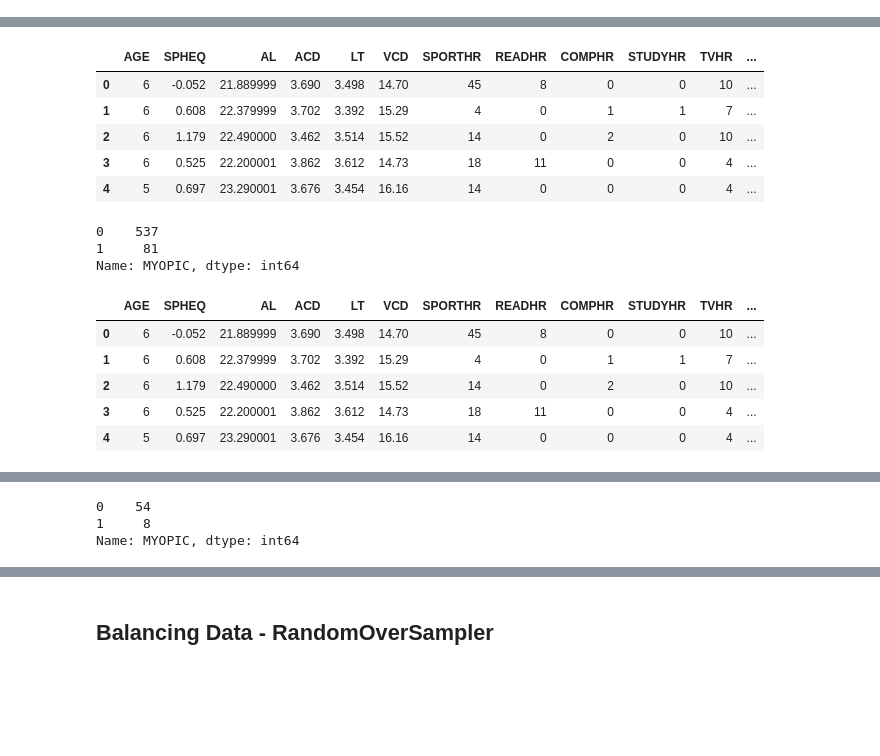
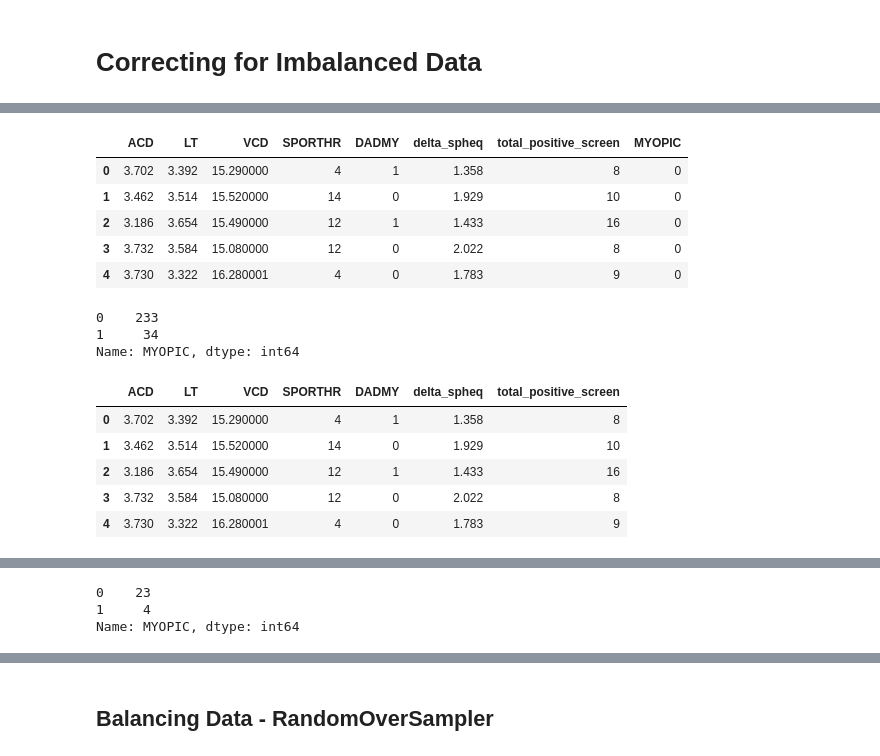
Before and after one commit to ejw-data/ml-myopia, a Jupyter notebook: data-balancing/balance.ipynb, the cells around one changed output, grey strips where cells are left out. Drawn from its saved outputs; the diff is of its cells as text; code cells hidden in the pictures; blank space fills up the shorter version.

```diff
--- a/data-balancing/balance.ipynb
+++ b/data-balancing/balance.ipynb
@@ -1,3 +1,5 @@
+# %% [markdown]
+# Correcting for Imbalanced Data
 # %%
 import joblib
 from imblearn.pipeline import Pipeline
@@ -8,7 +10,8 @@ import pandas as pd
 import matplotlib.pyplot as plt
 # %%
 # Loading data
-file_path = Path("../data/myopia.csv")
+# file_path = Path("../data/myopia.csv")
+file_path = Path("../eda/reduced_filtered_df.csv")
 df = pd.read_csv(file_path)
 df.head(5)
 # %% [output]
@@ -16,15 +20,15 @@ df.head(5)
-|  | AGE | SPHEQ | AL | ACD | LT | VCD | SPORTHR | READHR | COMPHR | STUDYHR | TVHR | ... |
-| 0 | 6 | -0.052 | 21.889999 | 3.690 | 3.498 | 14.70 | 45 | 8 | 0 | 0 | 10 | ... |
-| 1 | 6 | 0.608 | 22.379999 | 3.702 | 3.392 | 15.29 | 4 | 0 | 1 | 1 | 7 | ... |
-| 2 | 6 | 1.179 | 22.490000 | 3.462 | 3.514 | 15.52 | 14 | 0 | 2 | 0 | 10 | ... |
-| 3 | 6 | 0.525 | 22.200001 | 3.862 | 3.612 | 14.73 | 18 | 11 | 0 | 0 | 4 | ... |
-| 4 | 5 | 0.697 | 23.290001 | 3.676 | 3.454 | 16.16 | 14 | 0 | 0 | 0 | 4 | ... |
+|  | ACD | LT | VCD | SPORTHR | DADMY | delta_spheq | total_positive_screen | MYOPIC |
+| 0 | 3.702 | 3.392 | 15.290000 | 4 | 1 | 1.358 | 8 | 0 |
+| 1 | 3.462 | 3.514 | 15.520000 | 14 | 0 | 1.929 | 10 | 0 |
+| 2 | 3.186 | 3.654 | 15.490000 | 12 | 1 | 1.433 | 16 | 0 |
+| 3 | 3.732 | 3.584 | 15.080000 | 12 | 0 | 2.022 | 8 | 0 |
+| 4 | 3.730 | 3.322 | 16.280001 | 4 | 0 | 1.783 | 9 | 0 |
 # %%
 # Check dataset balance
 df["MYOPIC"].value_counts()
 # %% [output]
-0    537
-1     81
+0    233
+1     34
 Name: MYOPIC, dtype: int64
 # %%
 # Define X,y
@@ -32,12 +36,12 @@ label = df["MYOPIC"]
 X = df.iloc[:,:-1].copy()
 X.head()
 # %% [output]
-|  | AGE | SPHEQ | AL | ACD | LT | VCD | SPORTHR | READHR | COMPHR | STUDYHR | TVHR | ... |
-| 0 | 6 | -0.052 | 21.889999 | 3.690 | 3.498 | 14.70 | 45 | 8 | 0 | 0 | 10 | ... |
-| 1 | 6 | 0.608 | 22.379999 | 3.702 | 3.392 | 15.29 | 4 | 0 | 1 | 1 | 7 | ... |
-| 2 | 6 | 1.179 | 22.490000 | 3.462 | 3.514 | 15.52 | 14 | 0 | 2 | 0 | 10 | ... |
-| 3 | 6 | 0.525 | 22.200001 | 3.862 | 3.612 | 14.73 | 18 | 11 | 0 | 0 | 4 | ... |
-| 4 | 5 | 0.697 | 23.290001 | 3.676 | 3.454 | 16.16 | 14 | 0 | 0 | 0 | 4 | ... |
+|  | ACD | LT | VCD | SPORTHR | DADMY | delta_spheq | total_positive_screen |
+| 0 | 3.702 | 3.392 | 15.290000 | 4 | 1 | 1.358 | 8 |
+| 1 | 3.462 | 3.514 | 15.520000 | 14 | 0 | 1.929 | 10 |
+| 2 | 3.186 | 3.654 | 15.490000 | 12 | 1 | 1.433 | 16 |
+| 3 | 3.732 | 3.584 | 15.080000 | 12 | 0 | 2.022 | 8 |
+| 4 | 3.730 | 3.322 | 16.280001 | 4 | 0 | 1.783 | 9 |
 # %%
 X_train, X_test, y_train, y_test = train_test_split(X, label, random_state=42, test_size=0.1)
 # %% [output]
@@ -45,6 +49,6 @@ X_train, X_test, y_train, y_test = train_test_split(X, label, random_state=42, t
 # %%
 y_test.value_counts()
 # %% [output]
-0    54
-1     8
+0    23
+1     4
 Name: MYOPIC, dtype: int64
```
Also changed, not shown: parts of 46 cells of this notebook, 3 other files.
